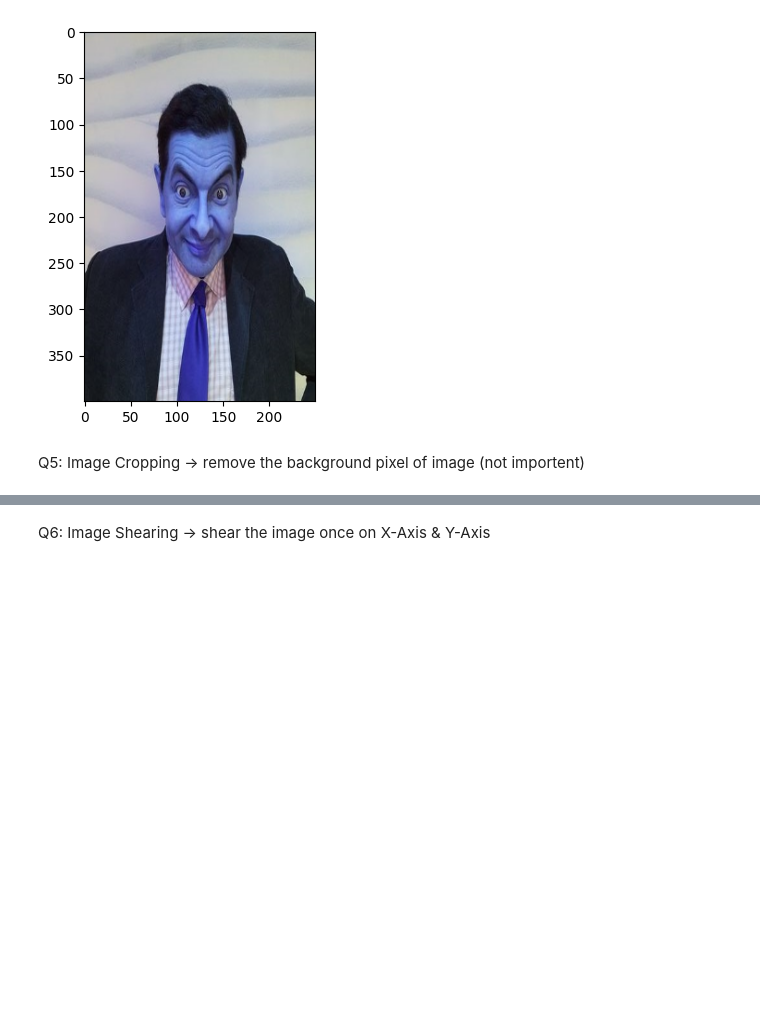
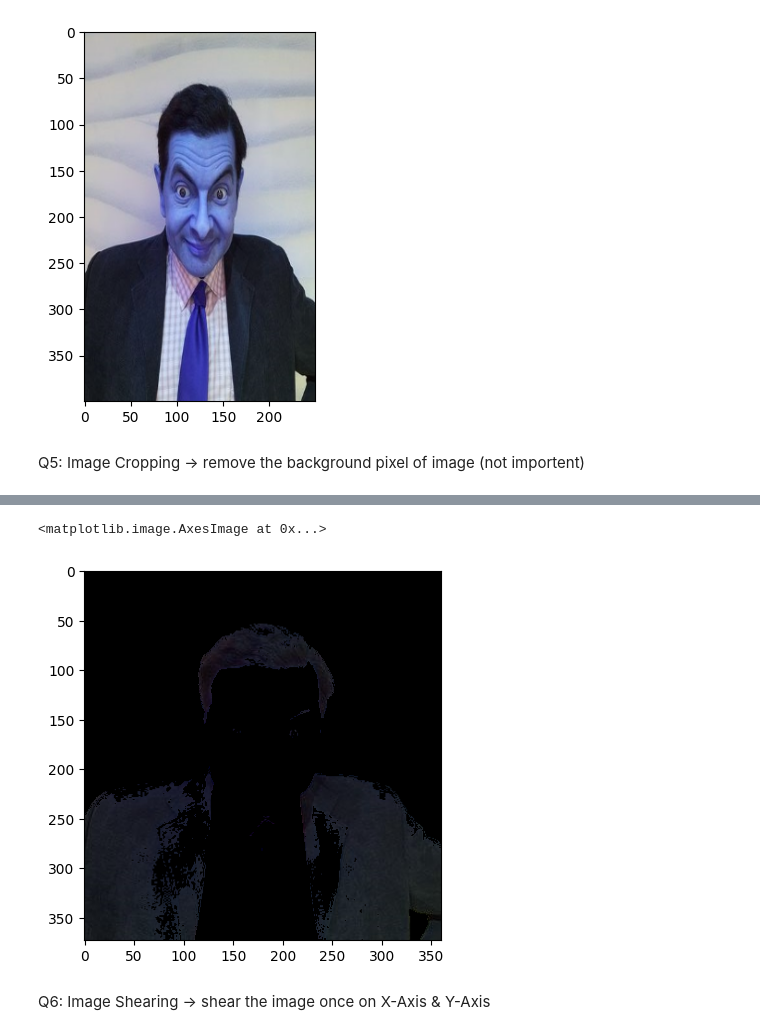
Before and after one commit to spring-jo/imageprocessing, a Jupyter notebook: tasks/task1.ipynb, the cells around one changed output, grey strips where cells are left out. Saved outputs shown, nothing was run; the diff lists cells and outputs as text; code cells hidden in the pictures; blank space fills up the shorter version.

```diff
--- a/tasks/task1.ipynb
+++ b/tasks/task1.ipynb
@@ -58,3 +67,17 @@ Q5: Image Cropping -> remove the background pixel of image (not importent)
+# %%
+#start code
+gray_bean = cv2.cvtColor(bean, cv2.COLOR_BGR2GRAY)
+hsv_bean = cv2.cvtColor(bean, cv2.COLOR_BGR2HSV)
+lower_bound = np.array([0, 0, 0])
+upper_bound = np.array([179, 255, 50])
+_, mask_gray = cv2.threshold(gray_bean, 0, 255, cv2.THRESH_BINARY_INV+cv2.THRESH_OTSU)
+mask_hsv = cv2.inRange(hsv_bean, lower_bound, upper_bound)
+foreground_image = cv2.bitwise_and(bean, bean, mask=mask_hsv)
+plt.imshow(foreground_image)
+#end code
+# %% [output]
+<matplotlib.image.AxesImage at 0x...>
+[figure, added]
 # %% [markdown]
 Q6: Image Shearing -> shear the image once on X-Axis & Y-Axis
 # %%
```
Also changed, not shown: parts of 3 cells of this notebook.
